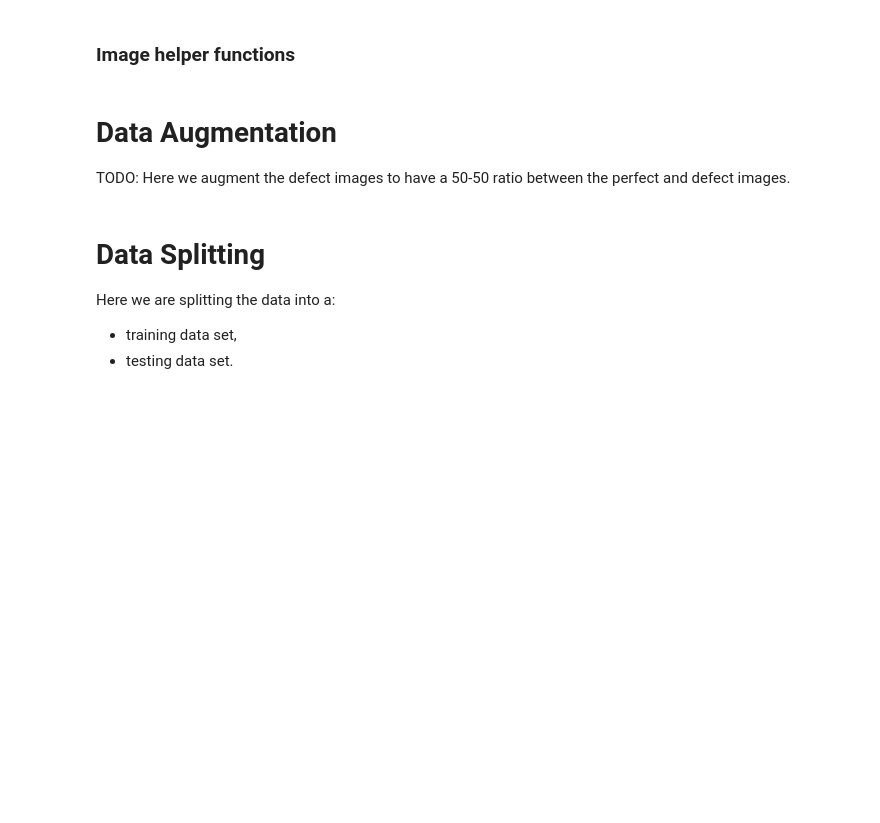
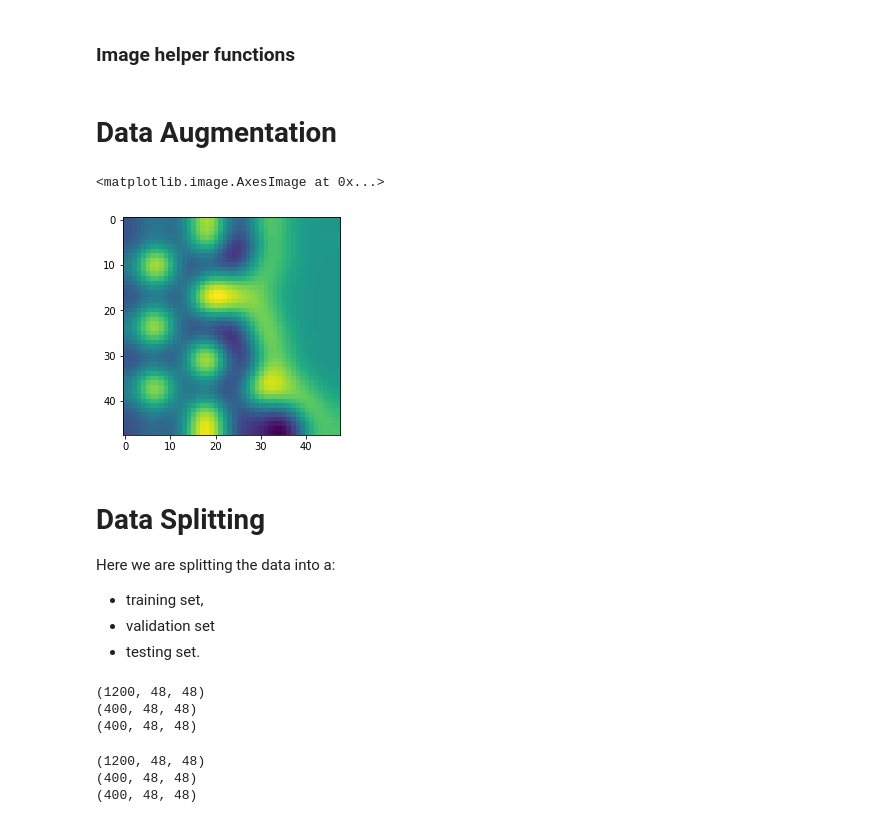
Before and after one commit to IvanYankov993/hackathon_group_5, a Jupyter notebook: task3.ipynb, the cells around one changed output. Drawn from its saved outputs; the diff is of its cells as text; code cells hidden in the pictures; blank space fills up the shorter version.

```diff
--- a/task3.ipynb
+++ b/task3.ipynb
@@ -124,14 +87,39 @@ def std(image) -> tuple:
 ### Image helper functions
 # %%
 def flip_horizontally(imgs):
+    """Flips images horizontally.
+
+    Args:
+        imgs (nd.array): array of images to flip horizontally.
+
+    Returns:
+        nd.array: array of horizontally flipped images.
+    """
     flipped = np.array([cv2.flip(img, 0) for img in imgs])
     return flipped
 
 def flip_vertically(imgs):
+    """Flips images vertically.
+
+    Args:
+        imgs (nd.array): array of images to flip vertically.
+
+    Returns:
+        nd.array: array of vertically flipped images.
+    """
     flipped = np.array([cv2.flip(img, 1)  for img in imgs])
     return flipped
 
-def blur(imgs, kernel = (5,5)):
+def blur(imgs, kernel: tuple = (5,5)):
+    """Blurs images.
+
+    Args:
+        imgs (nd.array): array of images to blur.
+        kernel (tuple): kernel tuple blurring the images.
+
+    Returns:
+        nd.array: array of blurred images.
+    """
     blurred = np.array([cv2.blur(img, kernel) for img in imgs])
     return blurred
 
@@ -180,31 +168,54 @@ def augment(defect_imgs):
     data = np.concatenate((data, blur(data, kernel=[7,7])), axis=0)
 
     return data
-# %% [markdown]
-# Data Augmentation
-TODO: Here we augment the defect images to have a 50-50 ratio between the perfect and defect images.
+# %% [markdown]
+# Data Augmentation
 # %%
 limit = 2000
 X_defect = augment(dp)[:limit]
+# %%
+i = random.randint(0, X_defect.shape[0])
+img = X_defect[i]
+plt.imshow(img)
+# %% [output]
+<matplotlib.image.AxesImage at 0x...>
+[figure, added]
 # %% [markdown]
 # Data Splitting
 Here we are splitting the data into a:
-- training data set,
-- testing data set.
+- training set,
+- validation set
+- testing set.
 # %%
+train_ratio = 0.6
+validation_ratio = 0.2
+test_ratio = 0.2
+
 # Perfect patches
 X_perfect = pp[:limit]
 y_perfect = np.zeros(len(X_perfect))
-X_perfect_train, X_perfect_test, y_perfect_train, y_perfect_test = train_test_split(
-    X_perfect,
-    y_perfect,
-    test_size=0.20,
-    random_state=42,)
+X_perfect_train, X_perfect_test, y_perfect_train, y_perfect_test = train_test_split(X_perfect, y_perfect, test_size=1 - train_ratio)
+X_perfect_val, X_perfect_test, y_perfect_val, y_perfect_test = train_test_split(X_perfect_test, y_perfect_test, test_size=test_ratio/(test_ratio + validation_ratio))
+
+print(X_perfect_train.shape)
+print(X_perfect_test.shape)
+print(X_perfect_val.shape)
+# %% [output]
+(1200, 48, 48)
+(400, 48, 48)
+(400, 48, 48)
 # %%
 # Defect patches
+
+X_defect = X_defect[:limit]
 y_defect = np.ones(len(X_defect))
-X_defect_train, X_defect_test, y_defect_train, y_defect_test = train_test_split(
-    X_defect,
-    y_defect,
-    test_size=0.20,
-    random_state=42,)
+X_defect_train, X_defect_test, y_defect_train, y_defect_test = train_test_split(X_defect, y_defect, test_size=1 - train_ratio)
+X_defect_val, X_defect_test, y_defect_val, y_defect_test = train_test_split(X_defect_test, y_defect_test, test_size=test_ratio/(test_ratio + validation_ratio))
+
+print(X_defect_train.shape)
+print(X_defect_test.shape)
+print(X_defect_val.shape)
+# %% [output]
+(1200, 48, 48)
+(400, 48, 48)
+(400, 48, 48)
```
Also changed, not shown: parts of 45 cells of this notebook.
